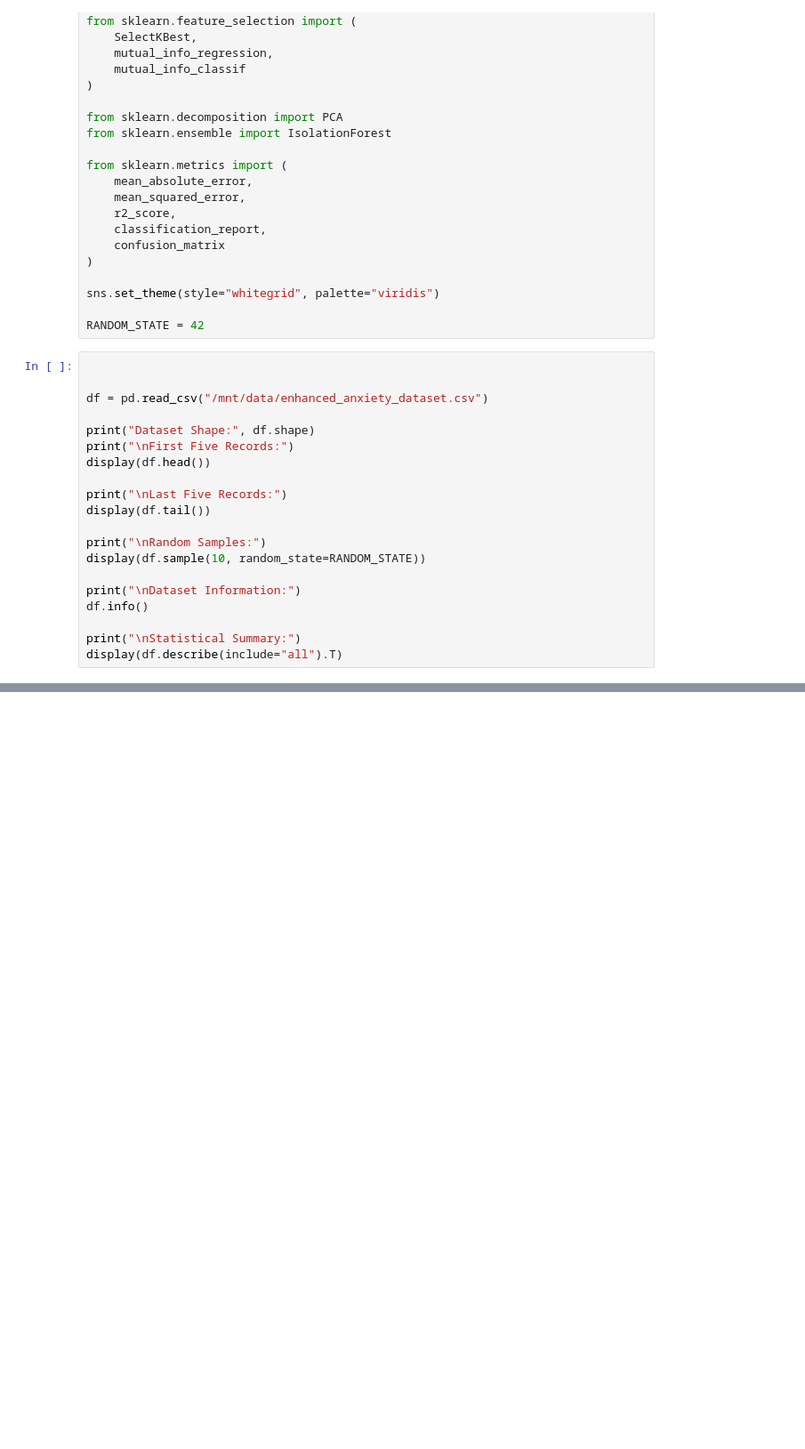
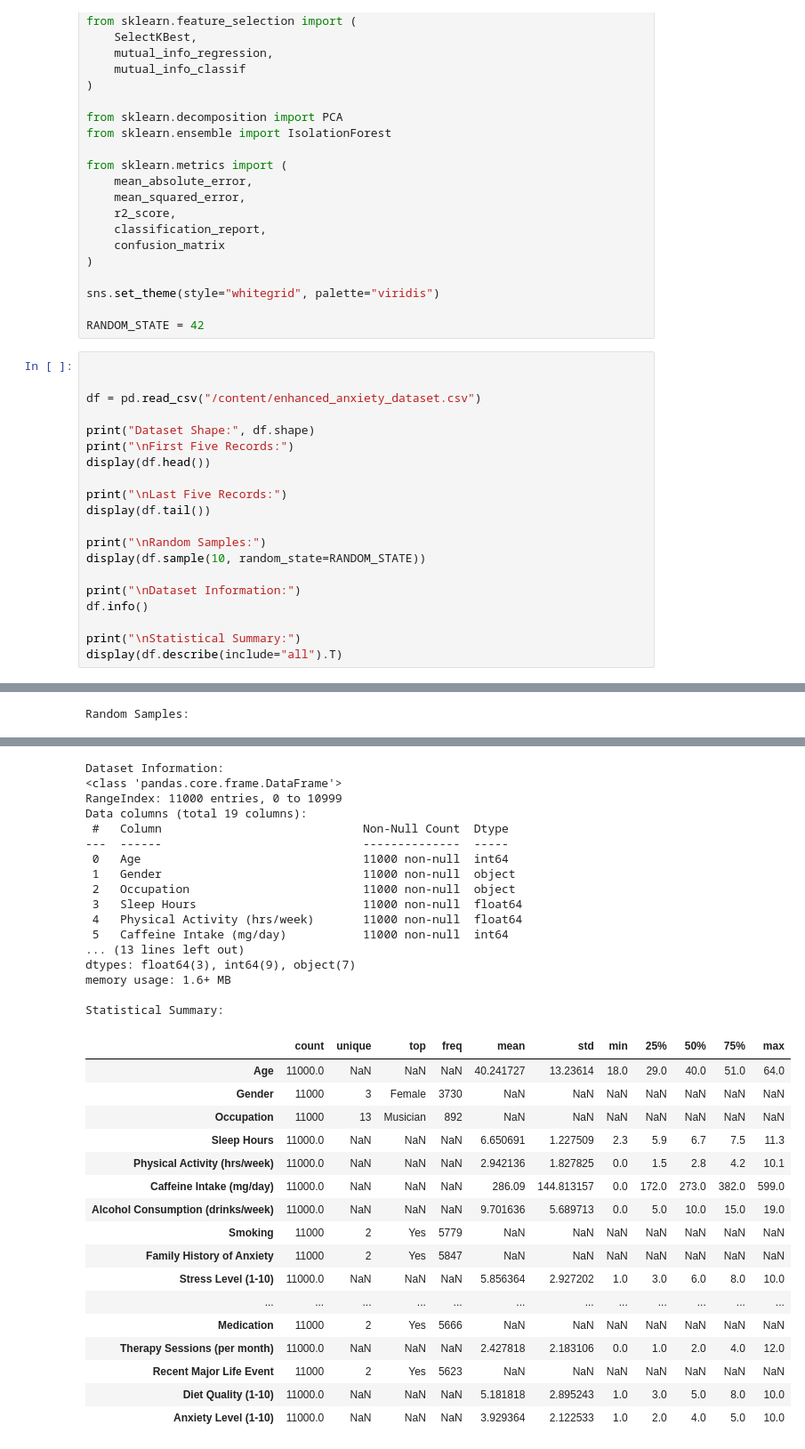
Before and after one commit to KunderLavanya/mental_health_analysis, a Jupyter notebook: notebook/Mental_Health.ipynb, the cells around one changed output, grey strips where cells are left out. Shown at 89% size. Cells and saved outputs as stored; diff of their text form; blank space fills up the shorter version.

```diff
--- a/notebook/Mental_Health.ipynb
+++ b/notebook/Mental_Health.ipynb
@@ -154,7 +79,7 @@ RANDOM_STATE = 42
 # %%
 
 
-df = pd.read_csv("/mnt/data/enhanced_anxiety_dataset.csv")
+df = pd.read_csv("/content/enhanced_anxiety_dataset.csv")
 
 print("Dataset Shape:", df.shape)
 print("\nFirst Five Records:")
@@ -171,3 +96,4 @@ df.info()
 
 print("\nStatistical Summary:")
 display(df.describe(include="all").T)
+# %% [output]
@@ -173,0 +116 @@ display(df.describe(include="all").T)
+Random Samples:
@@ -174,3 +128,37 @@ display(df.describe(include="all").T)
+Dataset Information:
+<class 'pandas.core.frame.DataFrame'>
+RangeIndex: 11000 entries, 0 to 10999
+Data columns (total 19 columns):
+ #   Column                             Non-Null Count  Dtype
+---  ------                             --------------  -----
+ 0   Age                                11000 non-null  int64
+ 1   Gender                             11000 non-null  object
+ 2   Occupation                         11000 non-null  object
+ 3   Sleep Hours                        11000 non-null  float64
+ 4   Physical Activity (hrs/week)       11000 non-null  float64
+ 5   Caffeine Intake (mg/day)           11000 non-null  int64
+... (13 lines left out)
+dtypes: float64(3), int64(9), object(7)
+memory usage: 1.6+ MB
+
+Statistical Summary:
+|  | count | unique | top | freq | mean | std | min | 25% | 50% | 75% | max |
+| Age | 11000.0 | NaN | NaN | NaN | 40.241727 | 13.23614 | 18.0 | 29.0 | 40.0 | 51.0 | 64.0 |
+| Gender | 11000 | 3 | Female | 3730 | NaN | NaN | NaN | NaN | NaN | NaN | NaN |
+| Occupation | 11000 | 13 | Musician | 892 | NaN | NaN | NaN | NaN | NaN | NaN | NaN |
+| Sleep Hours | 11000.0 | NaN | NaN | NaN | 6.650691 | 1.227509 | 2.3 | 5.9 | 6.7 | 7.5 | 11.3 |
+| Physical Activity (hrs/week) | 11000.0 | NaN | NaN | NaN | 2.942136 | 1.827825 | 0.0 | 1.5 | 2.8 | 4.2 | 10.1 |
+| Caffeine Intake (mg/day) | 11000.0 | NaN | NaN | NaN | 286.09 | 144.813157 | 0.0 | 172.0 | 273.0 | 382.0 | 599.0 |
+| Alcohol Consumption (drinks/week) | 11000.0 | NaN | NaN | NaN | 9.701636 | 5.689713 | 0.0 | 5.0 | 10.0 | 15.0 | 19.0 |
+| Smoking | 11000 | 2 | Yes | 5779 | NaN | NaN | NaN | NaN | NaN | NaN | NaN |
+| Family History of Anxiety | 11000 | 2 | Yes | 5847 | NaN | NaN | NaN | NaN | NaN | NaN | NaN |
+| Stress Level (1-10) | 11000.0 | NaN | NaN | NaN | 5.856364 | 2.927202 | 1.0 | 3.0 | 6.0 | 8.0 | 10.0 |
+| ... | ... | ... | ... | ... | ... | ... | ... | ... | ... | ... | ... |
+| Medication | 11000 | 2 | Yes | 5666 | NaN | NaN | NaN | NaN | NaN | NaN | NaN |
+| Therapy Sessions (per month) | 11000.0 | NaN | NaN | NaN | 2.427818 | 2.183106 | 0.0 | 1.0 | 2.0 | 4.0 | 12.0 |
+| Recent Major Life Event | 11000 | 2 | Yes | 5623 | NaN | NaN | NaN | NaN | NaN | NaN | NaN |
+| Diet Quality (1-10) | 11000.0 | NaN | NaN | NaN | 5.181818 | 2.895243 | 1.0 | 3.0 | 5.0 | 8.0 | 10.0 |
+| Anxiety Level (1-10) | 11000.0 | NaN | NaN | NaN | 3.929364 | 2.122533 | 1.0 | 2.0 | 4.0 | 5.0 | 10.0 |
 # %%
 
 print("\nMissing Values:")
```
Also changed, not shown: parts of 36 cells of this notebook, 1 other file.
